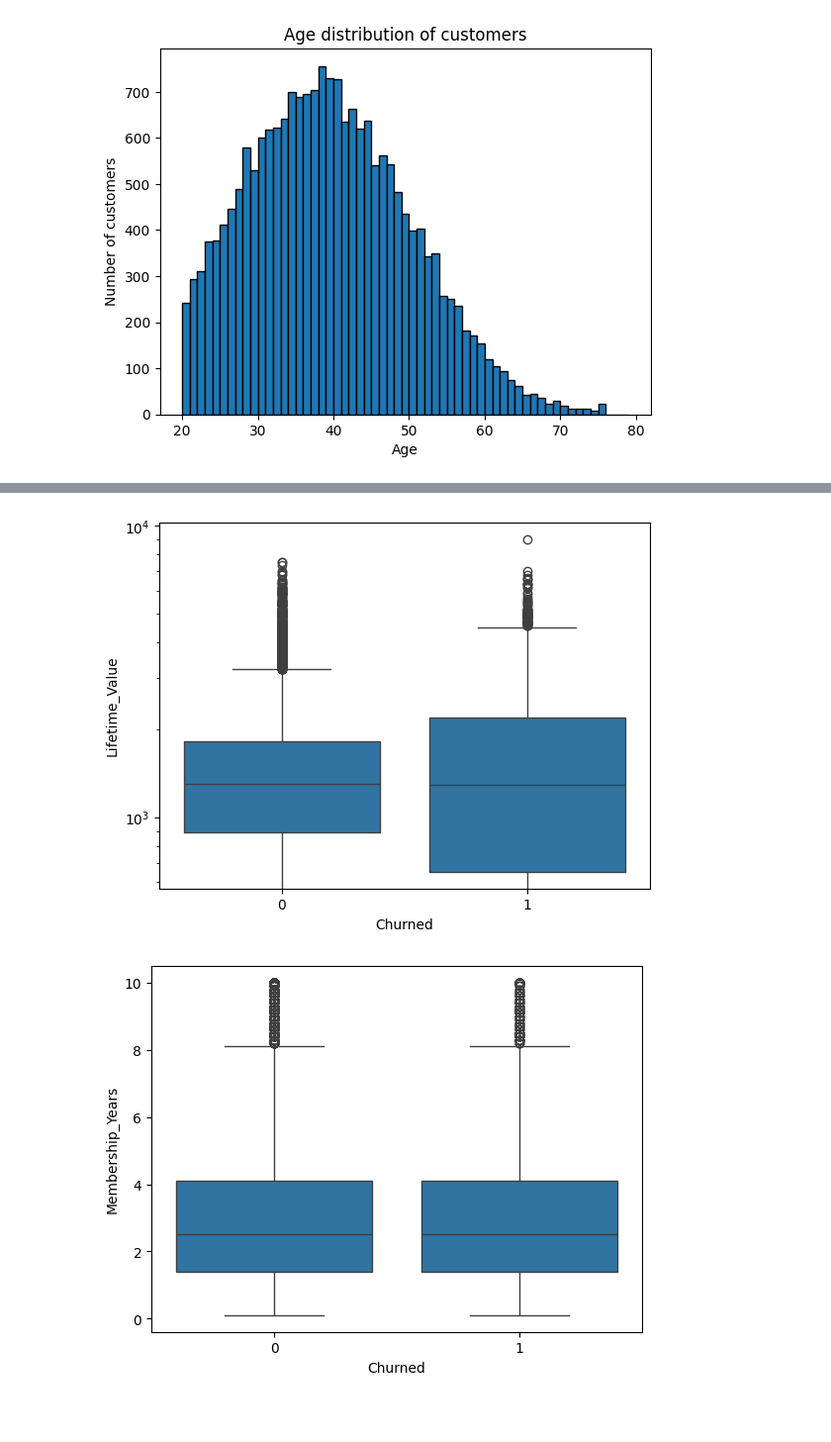
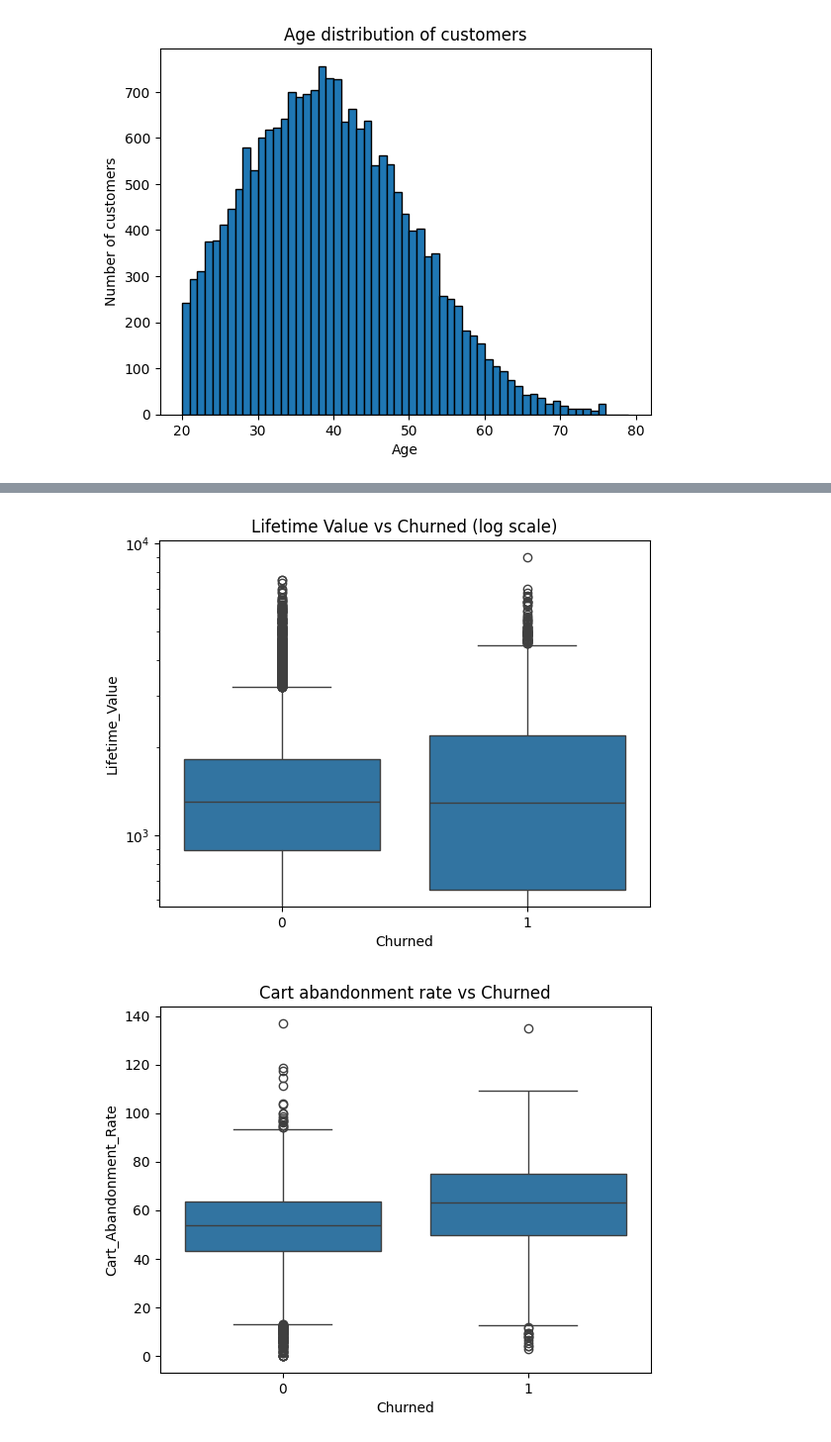
Before and after one commit to Playdovsky/customer-classification-model, a Jupyter notebook: customer-classification.ipynb, the cells around one changed output, grey strips where cells are left out. Shown: that part at 99% size. Saved outputs shown, nothing was run; the diff lists cells and outputs as text; code cells hidden in the pictures; blank space fills up the shorter version.

```diff
--- a/customer-classification.ipynb
+++ b/customer-classification.ipynb
@@ -177,6 +177,9 @@ sns.heatmap(df_without_encoded.corr(), annot=True, fmt=".2f")
 # %% [output]
 <Axes: >
 [figure]
+# %%
+# Low target correlation columns removal
+df_clr = df_clr.drop(columns = ['Gender', 'Membership_Years'])
 # %%
 plt.hist(df_clr['Age'], bins=range(20, 80), edgecolor='black')
 plt.xlabel('Age')
@@ -197,13 +200,13 @@ plt.yscale('log')
 plt.title('Lifetime Value vs Churned (log scale)')
 plt.show()
 # %% [output]
-[figure, old version]
+[figure, new version]
 # %%
-sns.boxplot(x='Churned', y='Membership_Years', data=df_clr)
-plt.title('Membership Years vs Churned')
+sns.boxplot(x='Churned', y='Cart_Abandonment_Rate', data=df_clr)
+plt.title('Cart abandonment rate vs Churned')
 plt.show()
 # %% [output]
-[figure, old version]
+[figure, new version]
 # %%
 sns.boxplot(x='Churned', y='Session_Duration_Avg', data=df_clr)
 plt.title('Average session duration vs Churned')
```
Also changed, not shown: parts of 3 cells of this notebook.
